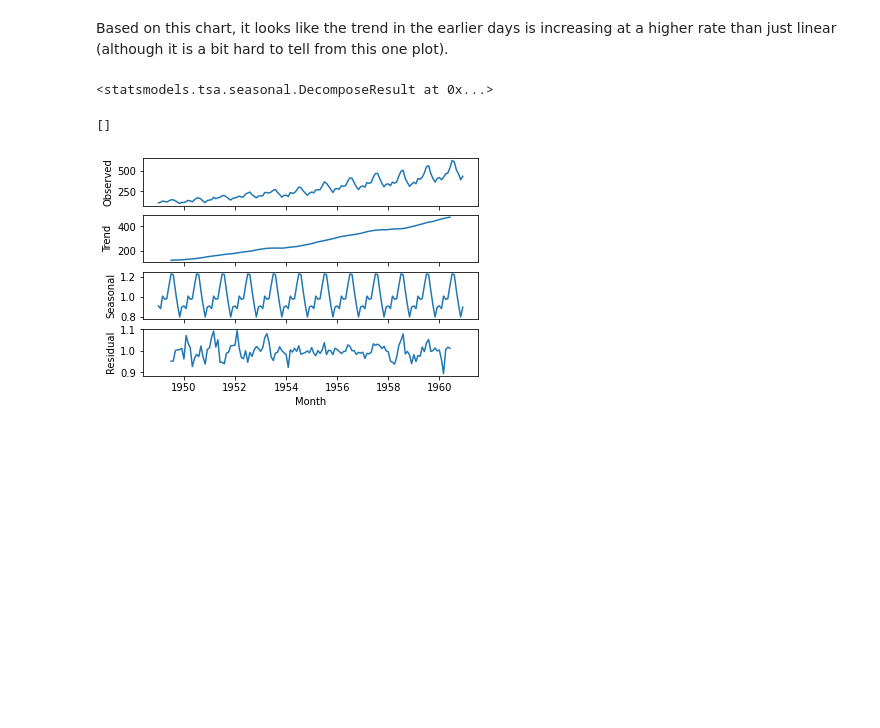
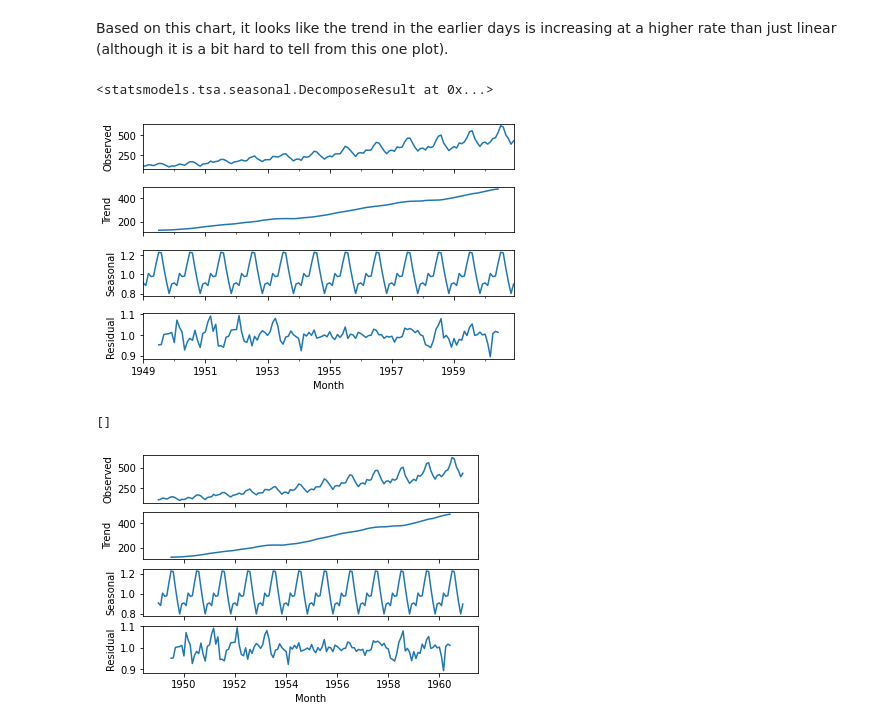
Before and after one commit to MarcoCalbucci/DataAnalytics, a Jupyter notebook: TimeSeries/airline_passengers_ETS.ipynb, the cells around one changed output. Drawn from its saved outputs; the diff is of its cells as text; code cells hidden in the pictures; blank space fills up the shorter version.

```diff
--- a/TimeSeries/airline_passengers_ETS.ipynb
+++ b/TimeSeries/airline_passengers_ETS.ipynb
@@ -97 +95,5 @@ result
+# %%
+result.plot(); # without ";" it gets printed twice
+# %% [output]
+[figure, added]
 # %%
```
Also changed, not shown: parts of 2 cells of this notebook, 3 other files.
